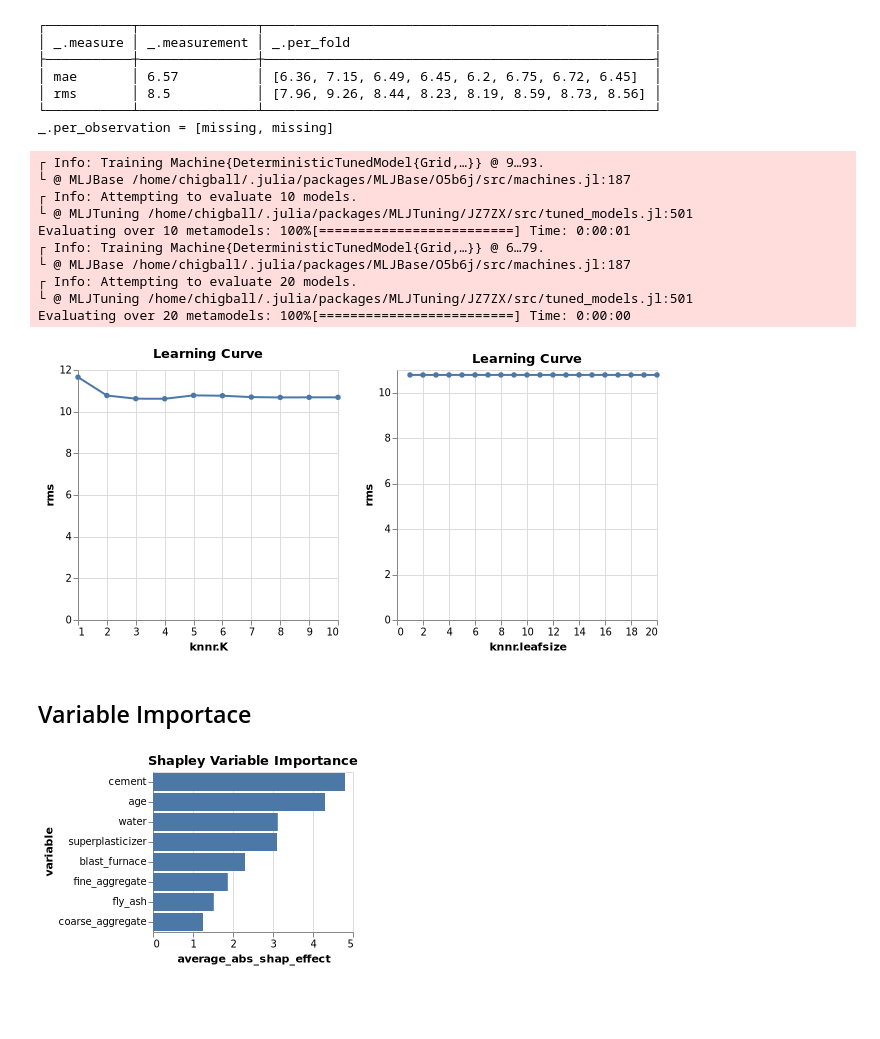
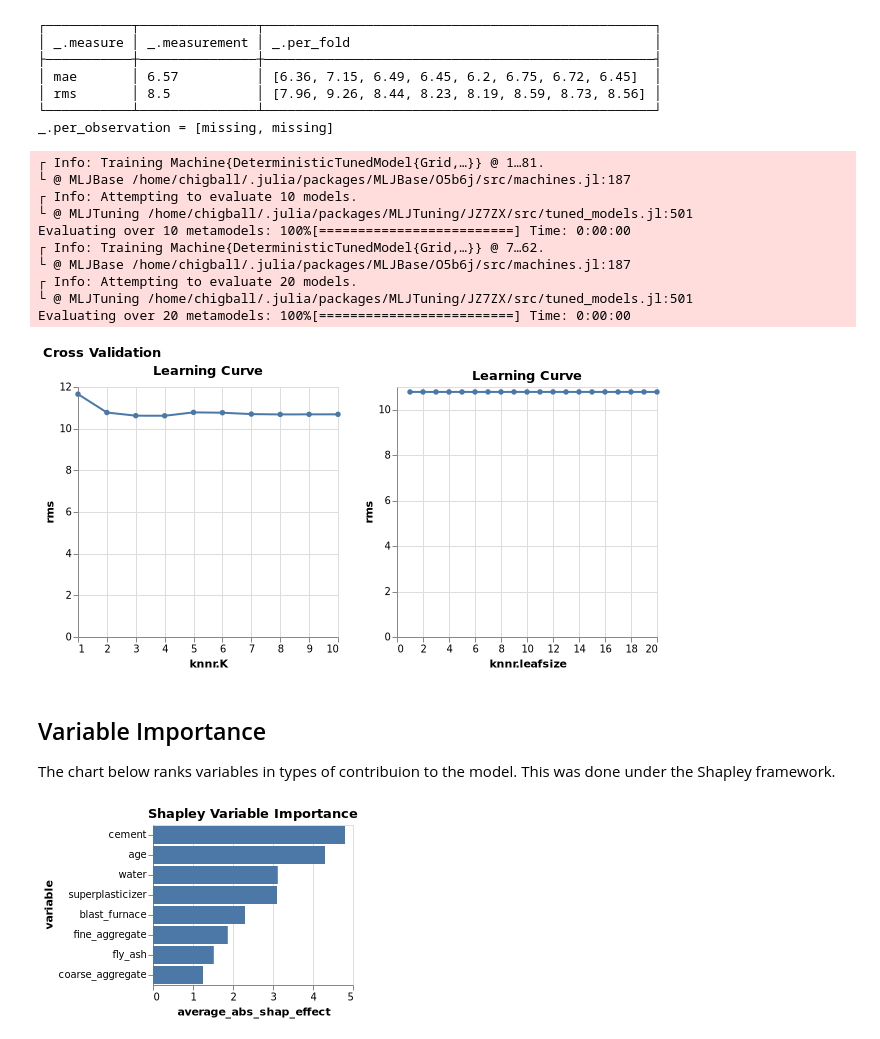
Before and after one commit to ronbactawar/Projects, a Jupyter notebook: concrete compression/Concrete Analysis.ipynb, the cells around one changed output. Drawn from its saved outputs; the diff is of its cells as text; code cells hidden in the pictures; blank space fills up the shorter version.

```diff
--- a/concrete compression/Concrete Analysis.ipynb
+++ b/concrete compression/Concrete Analysis.ipynb
@@ -229,20 +213,23 @@ p1 = plot_lc(curve1, "rms");
 
 # Second learning curve
 p2 = plot_lc(curve2, "rms");
-
-pl = [p1 p2]
 # %% [output]
-┌ Info: Training Machine{DeterministicTunedModel{Grid,…}} @ 9…93.
+┌ Info: Training Machine{DeterministicTunedModel{Grid,…}} @ 1…81.
 └ @ MLJBase /home/chigball/.julia/packages/MLJBase/O5b6j/src/machines.jl:187
 ┌ Info: Attempting to evaluate 10 models.
 └ @ MLJTuning /home/chigball/.julia/packages/MLJTuning/JZ7ZX/src/tuned_models.jl:501
-Evaluating over 10 metamodels: 100%[=========================] Time: 0:00:01
-┌ Info: Training Machine{DeterministicTunedModel{Grid,…}} @ 6…79.
+Evaluating over 10 metamodels: 100%[=========================] Time: 0:00:00
+┌ Info: Training Machine{DeterministicTunedModel{Grid,…}} @ 7…62.
 └ @ MLJBase /home/chigball/.julia/packages/MLJBase/O5b6j/src/machines.jl:187
 ┌ Info: Attempting to evaluate 20 models.
 └ @ MLJTuning /home/chigball/.julia/packages/MLJTuning/JZ7ZX/src/tuned_models.jl:501
 Evaluating over 20 metamodels: 100%[=========================] Time: 0:00:00
-[figure, removed]
-# %% [markdown]
-## Variable Importace
+# %%
+@vlplot(title = "Cross Validation") + [p1 p2]
+# %% [output]
+[figure, added]
+# %% [markdown]
+## Variable Importance
+
+The chart below ranks variables in types of contribuion to the model.  This was done under the Shapley framework.
 # %%
```
Also changed, not shown: parts of 6 cells of this notebook, 1 other file.
